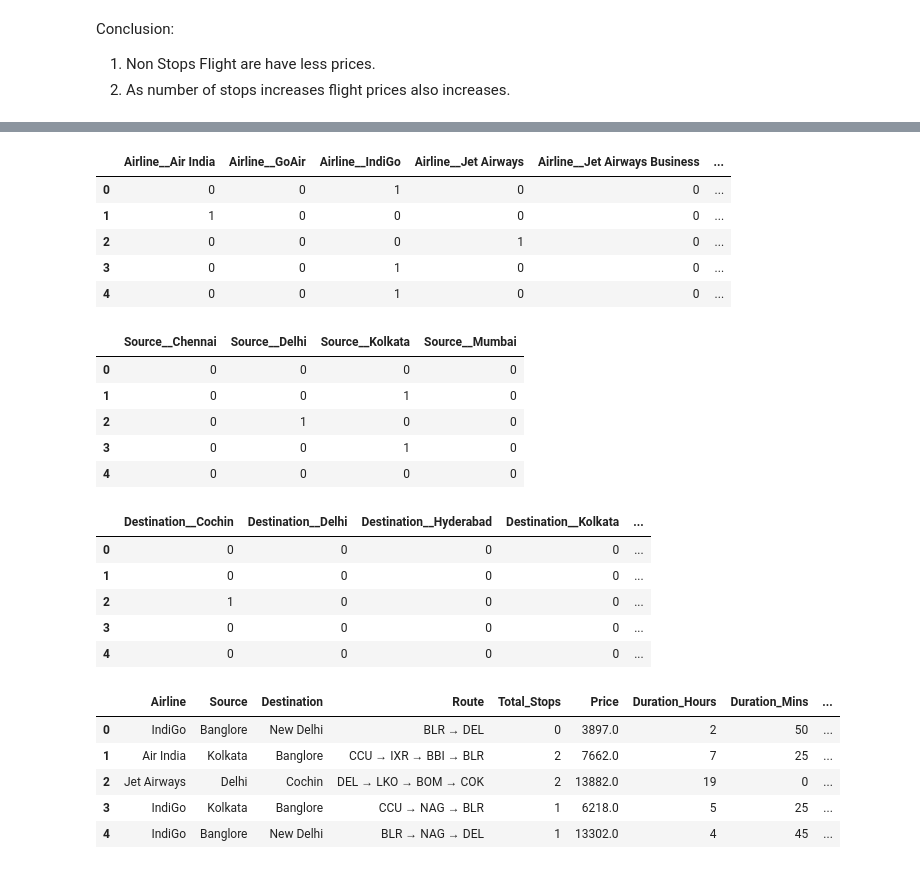
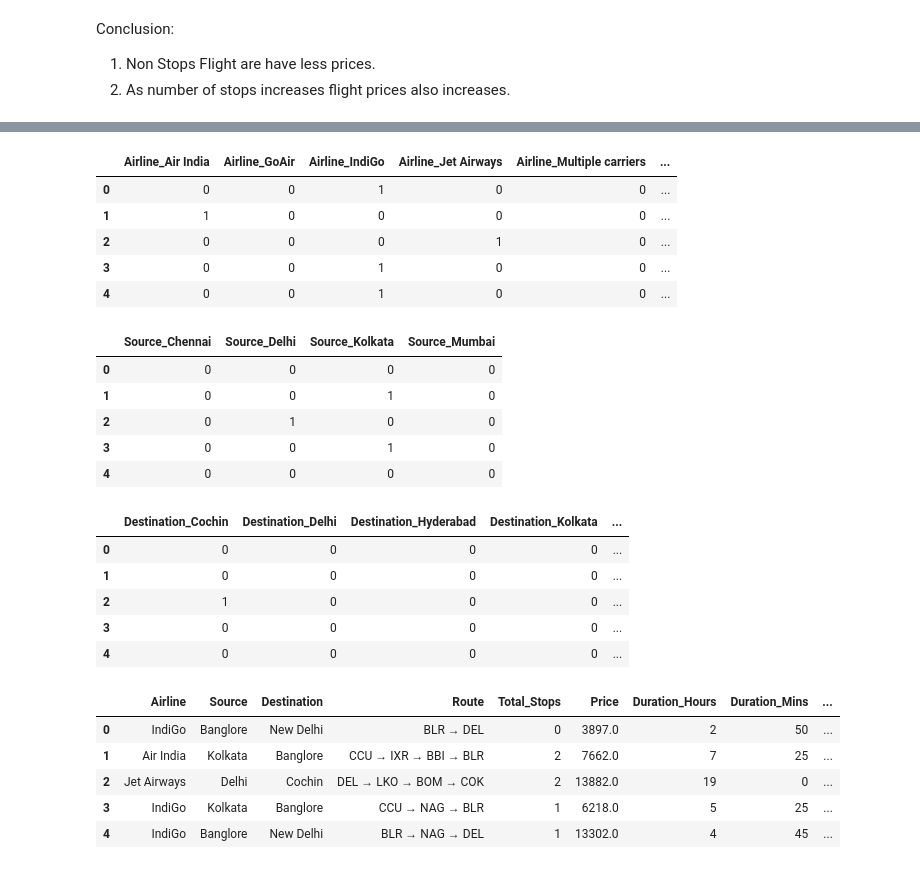
Before and after one commit to ganeshss0/flight-fare-prediction, a Jupyter notebook: notebooks/Flight Fare Prediction.ipynb, the cells around one changed output, grey strips where cells are left out. Cells and saved outputs as stored; diff of their text form; code cells hidden in the pictures.

```diff
--- a/notebooks/Flight Fare Prediction.ipynb
+++ b/notebooks/Flight Fare Prediction.ipynb
@@ -535,9 +544,9 @@ df.head()
 # %%
 # Creaing Price bins values into discreate interval
-df['Price_Range'] = pd.cut(
+Price_Range = pd.cut(
     x=train['Price'],
     bins=[0, 10000, 15000, 20000, np.inf],
     labels=['0-10k', '10-15k', '15-20k', '20k+']
     )
-df.head()
+Price_Range
 # %% [output]
@@ -870,0 +907,14 @@ Conclusion:
+# %%
+
+# All these airlines the list are converted to Others
+Others = np.array([
+    'Multiple carriers Premium economy',
+    'Jet Airways Business',
+    'Trujet',
+    'Vistara Premium economy'
+    ])
+# This lambda function returns "Others" if argument is present inside list else it returns argument
+Airline_Filter = lambda x: 'Others' if x in Others else x
+
+New_Airline = df['Airline'].apply(Airline_Filter)
+New_Airline.value_counts()
@@ -871,10 +933,10 @@ Conclusion:
 # %%
 # Airlines is categorical columns so performing OneHotEncoding
-Airlines = pd.get_dummies(df['Airline'], dtype=np.int8, drop_first=True, prefix='Airline_')
+Airlines = pd.get_dummies(New_Airline, dtype=np.int8, drop_first=True, prefix='Airline')
 
 Airlines.head()
 # %% [output]
-|  | Airline__Air India | Airline__GoAir | Airline__IndiGo | Airline__Jet Airways | Airline__Jet Airways Business | ... |
+|  | Airline_Air India | Airline_GoAir | Airline_IndiGo | Airline_Jet Airways | Airline_Multiple carriers | ... |
 | 0 | 0 | 0 | 1 | 0 | 0 | ... |
 | 1 | 1 | 0 | 0 | 0 | 0 | ... |
 | 2 | 0 | 0 | 0 | 1 | 0 | ... |
@@ -883,11 +945,11 @@ Airlines.head()
 # %%
 # Source is categorical performing OneHotEncoding
 Source = df['Source']
-Source = pd.get_dummies(Source, drop_first=True, dtype=np.int8, prefix='Source_')
+Source = pd.get_dummies(Source, drop_first=True, dtype=np.int8, prefix='Source')
 
 Source.head()
 # %% [output]
-|  | Source__Chennai | Source__Delhi | Source__Kolkata | Source__Mumbai |
+|  | Source_Chennai | Source_Delhi | Source_Kolkata | Source_Mumbai |
 | 0 | 0 | 0 | 0 | 0 |
 | 1 | 0 | 0 | 1 | 0 |
 | 2 | 0 | 1 | 0 | 0 |
@@ -895,11 +957,11 @@ Source.head()
 | 4 | 0 | 0 | 0 | 0 |
 # %%
 Destination = df['Destination']
-Destination = pd.get_dummies(Destination, drop_first=True, dtype=np.int8, prefix='Destination_')
+Destination = pd.get_dummies(Destination, drop_first=True, dtype=np.int8, prefix='Destination')
 
 Destination.head()
 # %% [output]
-|  | Destination__Cochin | Destination__Delhi | Destination__Hyderabad | Destination__Kolkata | ... |
+|  | Destination_Cochin | Destination_Delhi | Destination_Hyderabad | Destination_Kolkata | ... |
 | 0 | 0 | 0 | 0 | 0 | ... |
 | 1 | 0 | 0 | 0 | 0 | ... |
 | 2 | 1 | 0 | 0 | 0 | ... |
```
Also changed, not shown: parts of 36 cells of this notebook, 1 other file.
